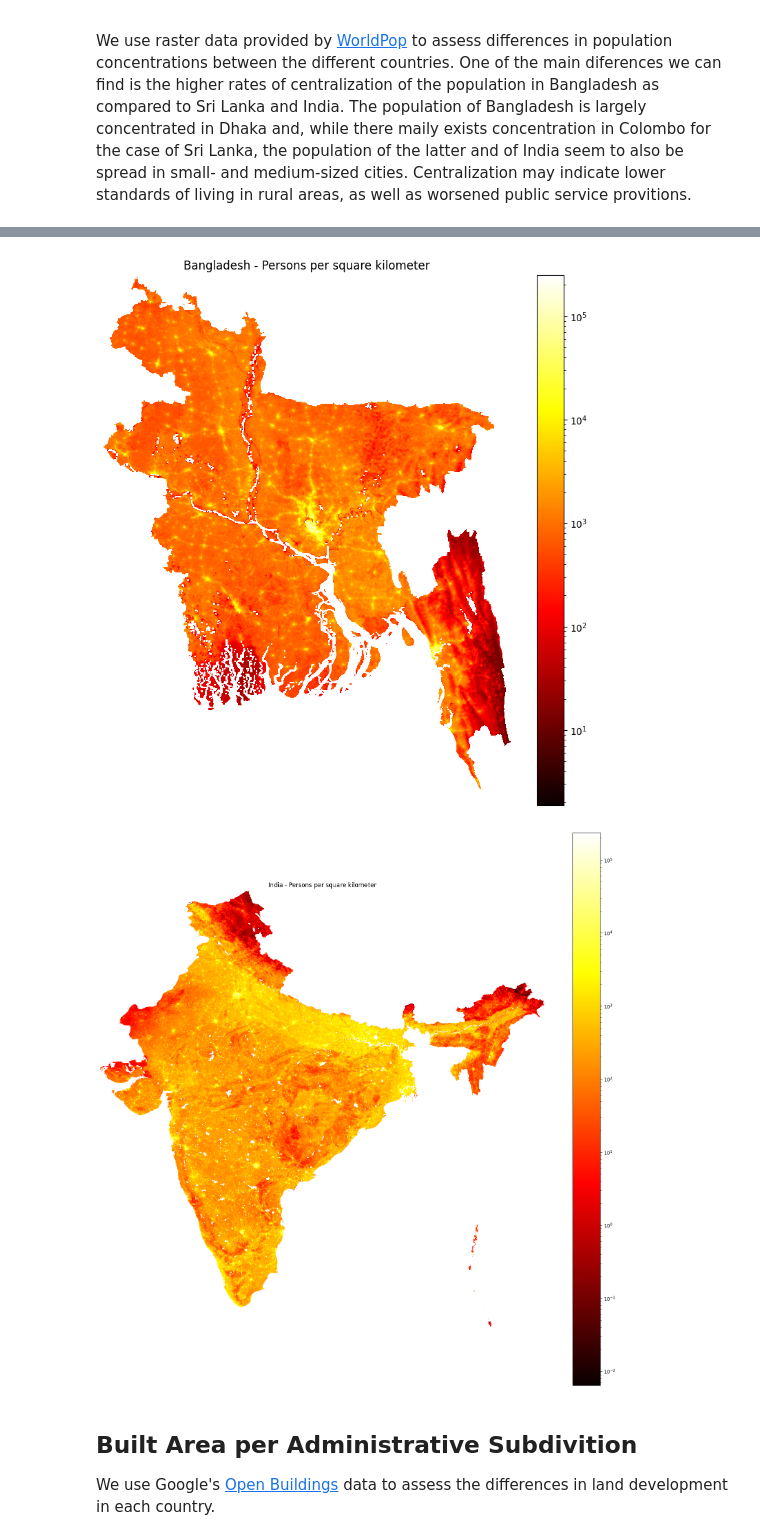
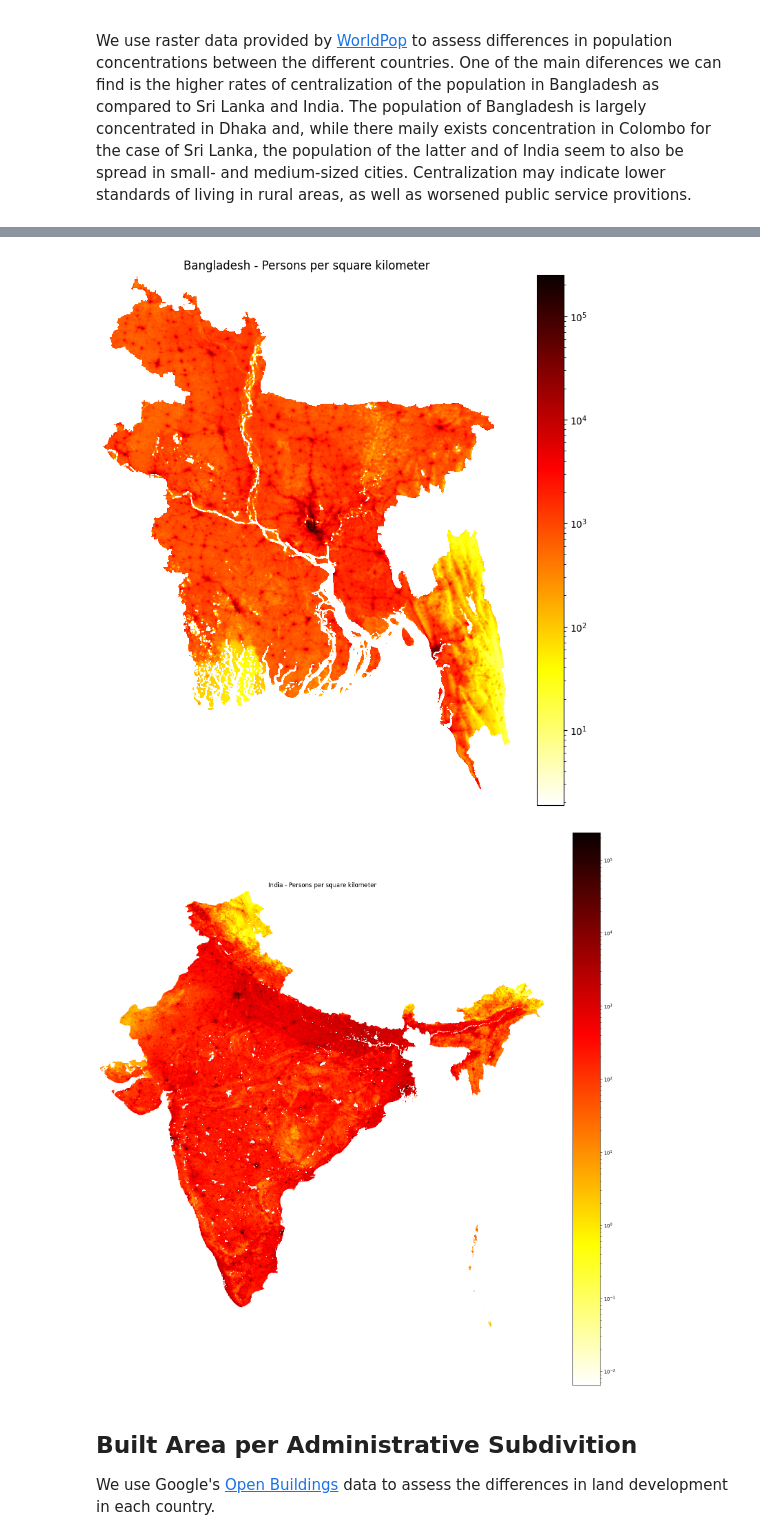
Before and after one commit to ResearchProjectsUG/GPT-Impact-GitHub, a Jupyter notebook: code/Book/web/_build/jupyter_execute/maps.ipynb, the cells around one changed output, grey strips where cells are left out. Drawn from its saved outputs; the diff is of its cells as text; code cells hidden in the pictures.

```diff
--- a/code/Book/web/_build/jupyter_execute/maps.ipynb
+++ b/code/Book/web/_build/jupyter_execute/maps.ipynb
@@ -163,25 +163,25 @@ plt.show()
 # %%
 plt.figure(figsize = (10, 10))
 bgd_image[bgd_image == 0] = np.floor(np.nanmin(bgd_image[bgd_image != 0]))
-plt.imshow(bgd_image, cmap = "hot", norm = matplotlib.colors.LogNorm())
+plt.imshow(bgd_image, cmap = "hot_r", norm = matplotlib.colors.LogNorm())
 plt.colorbar()
 plt.box(False)
 plt.axis(False)
 plt.title("Bangladesh - Persons per square kilometer")
 plt.show()
 # %% [output]
-[figure, old version]
+[figure, new version]
 # %%
 plt.figure(figsize = (20, 20))
 ind_image[ind_image == 0] = np.floor(np.nanmin(ind_image[ind_image != 0]))
-plt.imshow(ind_image, cmap = "hot", norm = matplotlib.colors.LogNorm())
+plt.imshow(ind_image, cmap = "hot_r", norm = matplotlib.colors.LogNorm())
 plt.colorbar()
 plt.box(False)
 plt.axis(False)
 plt.title("India - Persons per square kilometer")
 plt.show()
 # %% [output]
-[figure, old version]
+[figure, new version]
 # %% [markdown]
 ## Built Area per Administrative Subdivition
 
```
Also changed, not shown: parts of 4 cells of this notebook, 18 other files.
